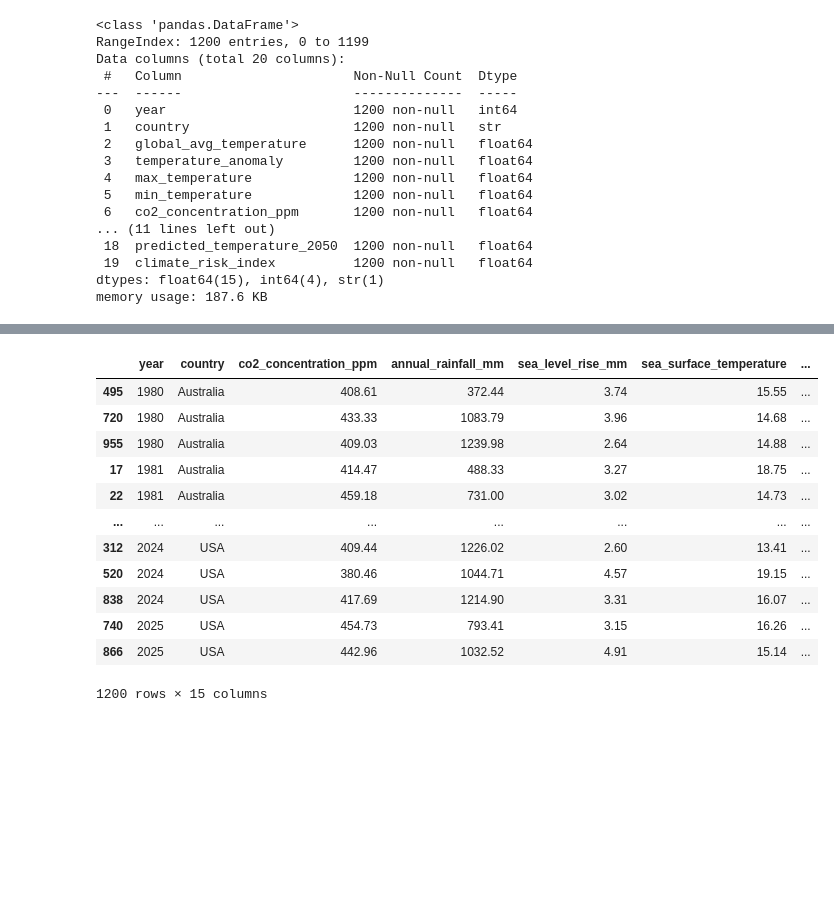
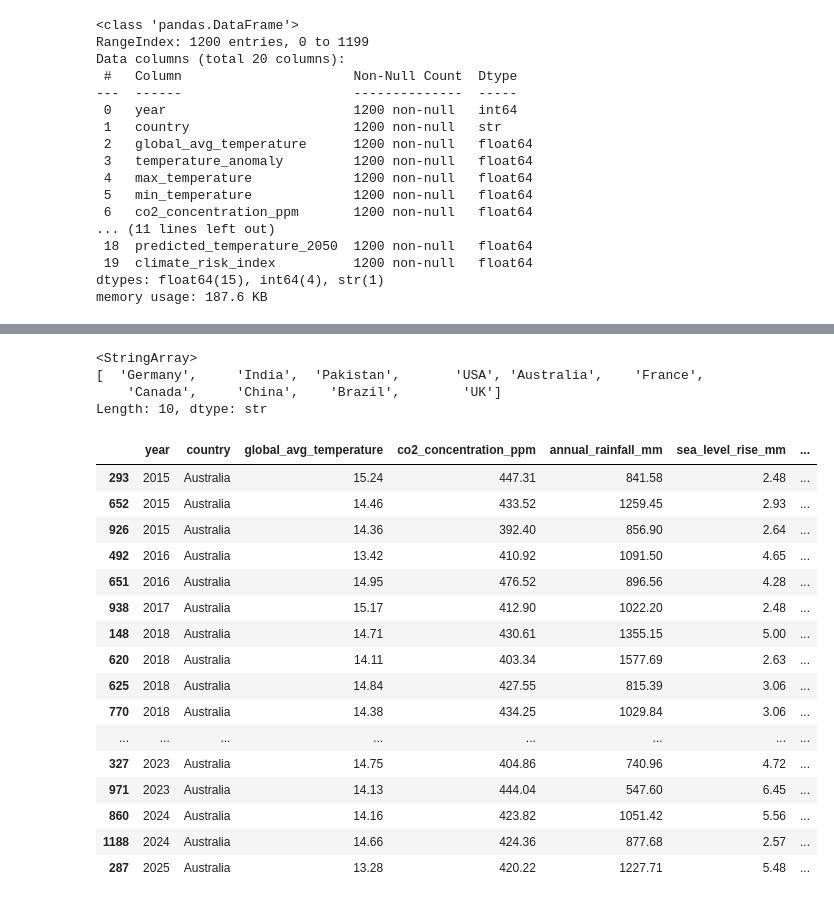
Before and after one commit to Sarah-Jane85/first_project, a Jupyter notebook: notebooks/climate_change.ipynb, the cells around one changed output, grey strips where cells are left out. Cells and saved outputs as stored; diff of their text form; code cells hidden in the pictures; blank space fills up the shorter version.

```diff
--- a/notebooks/climate_change.ipynb
+++ b/notebooks/climate_change.ipynb
@@ -43,10 +44,3 @@ Data columns (total 20 columns):
  19  climate_risk_index          1200 non-null   float64
 dtypes: float64(15), int64(4), str(1)
 memory usage: 187.6 KB
-# %%
-def clean_cc(df_cc):
-    #drop columns
-    df_cc = df_cc.drop(['global_avg_temperature', 'temperature_anomaly', 'max_temperature','min_temperature', 'drought_index'], axis=1)
-    return df_cc
-df_cc = clean_cc(df_cc)
-display(df_cc)
@@ -74,20 +46,0 @@ Length: 10, dtype: str
-# %%
-#sort by country and year
-df_sorted = df_cc.sort_values(by=['country', 'year'], ascending=[True, True])
-
-# Display the sorted DataFrame
-display(df_sorted)
-# %% [output]
-|  | year | country | co2_concentration_ppm | annual_rainfall_mm | sea_level_rise_mm | sea_surface_temperature | ... |
-| 495 | 1980 | Australia | 408.61 | 372.44 | 3.74 | 15.55 | ... |
-| 720 | 1980 | Australia | 433.33 | 1083.79 | 3.96 | 14.68 | ... |
-| 955 | 1980 | Australia | 409.03 | 1239.98 | 2.64 | 14.88 | ... |
-| 17 | 1981 | Australia | 414.47 | 488.33 | 3.27 | 18.75 | ... |
-| 22 | 1981 | Australia | 459.18 | 731.00 | 3.02 | 14.73 | ... |
-| ... | ... | ... | ... | ... | ... | ... | ... |
-| 312 | 2024 | USA | 409.44 | 1226.02 | 2.60 | 13.41 | ... |
-| 520 | 2024 | USA | 380.46 | 1044.71 | 4.57 | 19.15 | ... |
-| 838 | 2024 | USA | 417.69 | 1214.90 | 3.31 | 16.07 | ... |
-| 740 | 2025 | USA | 454.73 | 793.41 | 3.15 | 16.26 | ... |
-| 866 | 2025 | USA | 442.96 | 1032.52 | 4.91 | 15.14 | ... |
-1200 rows × 15 columns
@@ -98,0 +47,47 @@ pd.set_option('display.max_rows', None)
+# %%
+df_cc['country'].unique()
+# %% [output]
+<StringArray>
+[  'Germany',     'India',  'Pakistan',       'USA', 'Australia',    'France',
+    'Canada',     'China',    'Brazil',        'UK']
+Length: 10, dtype: str
+# %%
+def clean_cc(df_cc):
+    # Drop specified columns from the DataFrame
+    df_cc = df_cc.drop(['temperature_anomaly', 'max_temperature', 'min_temperature', 'drought_index'], axis=1)
+
+    # Sort the DataFrame by 'country' and 'year'
+    df_sorted = df_cc.sort_values(by=['country', 'year'], ascending=[True, True])
+
+    # Filter for 'Australia'
+    australia_data = df_sorted[df_sorted['country'] == 'Australia']
+
+    # Filter out rows between 1980 and 2014, inclusive
+    filtered_data = australia_data[~australia_data['year'].between(1980, 2014)]
+
+    # Return the filtered DataFrame and intermediate variable
+    return filtered_data, australia_data
+
+# Apply the function and unpack the results
+df_cc_cleaned, australia_data = clean_cc(df_cc)
+
+# You can now use australia_data in further analysis
+display(df_cc_cleaned)
+# %% [output]
+|  | year | country | global_avg_temperature | co2_concentration_ppm | annual_rainfall_mm | sea_level_rise_mm | ... |
+| 293 | 2015 | Australia | 15.24 | 447.31 | 841.58 | 2.48 | ... |
+| 652 | 2015 | Australia | 14.46 | 433.52 | 1259.45 | 2.93 | ... |
+| 926 | 2015 | Australia | 14.36 | 392.40 | 856.90 | 2.64 | ... |
+| 492 | 2016 | Australia | 13.42 | 410.92 | 1091.50 | 4.65 | ... |
+| 651 | 2016 | Australia | 14.95 | 476.52 | 896.56 | 4.28 | ... |
+| 938 | 2017 | Australia | 15.17 | 412.90 | 1022.20 | 2.48 | ... |
+| 148 | 2018 | Australia | 14.71 | 430.61 | 1355.15 | 5.00 | ... |
+| 620 | 2018 | Australia | 14.11 | 403.34 | 1577.69 | 2.63 | ... |
+| 625 | 2018 | Australia | 14.84 | 427.55 | 815.39 | 3.06 | ... |
+| 770 | 2018 | Australia | 14.38 | 434.25 | 1029.84 | 3.06 | ... |
+| ... | ... | ... | ... | ... | ... | ... | ... |
+| 327 | 2023 | Australia | 14.75 | 404.86 | 740.96 | 4.72 | ... |
+| 971 | 2023 | Australia | 14.13 | 444.04 | 547.60 | 6.45 | ... |
+| 860 | 2024 | Australia | 14.16 | 423.82 | 1051.42 | 5.56 | ... |
+| 1188 | 2024 | Australia | 14.66 | 424.36 | 877.68 | 2.57 | ... |
+| 287 | 2025 | Australia | 13.28 | 420.22 | 1227.71 | 5.48 | ... |
```
Also changed, not shown: parts of 17 cells of this notebook, 9 other files.
